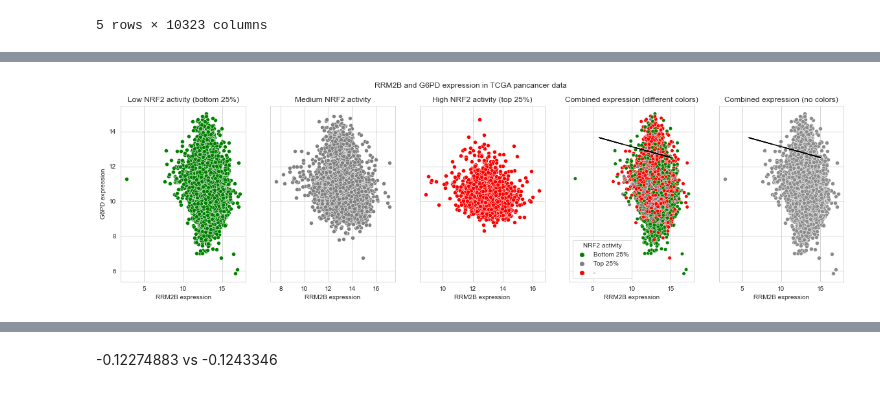
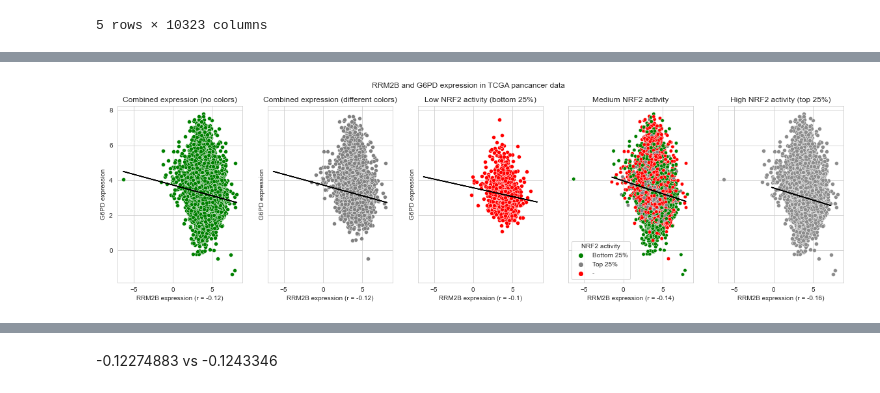
Before and after one commit to shanghongsim/NRF2-PARP1-Bioinformatics, a Jupyter notebook: RRM2B plots.ipynb, the cells around one changed output, grey strips where cells are left out. Drawn from its saved outputs; the diff is of its cells as text; code cells hidden in the pictures.

Commit message:
Fixed bugs, NRF2 graphs wit normal vs cancer shown

```diff
--- a/RRM2B plots.ipynb
+++ b/RRM2B plots.ipynb
@@ -89,0 +254,10 @@ Less RRM2B means more G6PD
+# %%
+
+fig, axs = plt.subplots(1, 1, sharey=True)
+sns.set_style("whitegrid")
+sns.scatterplot(data=data, x="RRM2B", y="G6PD")
+axs.set_ylabel("G6PD expression")
+axs.set_xlabel("RRM2B expression")
+fig.suptitle('RRM2B and G6PD expression in TCGA colorectal cancer data')
+plt.plot(x, a*x+b, color="black")
+plt.show()
@@ -336,48 +488,68 @@ TCGA-OR-A5J6-01  2.336642  0.998097    Bottom 25%
 # %%
+x, y = data["RRM2B"].to_numpy(), data["G6PD"].to_numpy()
+a, b = np.polyfit(x, y, 1)
+r = np.corrcoef(x, y)
+
 fig, axs = plt.subplots(1, 5, figsize=(20, 5), sharey=True)
 
-sns.scatterplot(data=data, x="RRM2B", y="G6PD", color="green", ax=axs[0])
-axs[0].set_title("Low NRF2 activity (bottom 25%)")
+sns.scatterplot(data=data, x="RRM2B", y="G6PD", color=".55", ax=axs[4])
+axs[0].plot(x, a*x+b, color="black")
+axs[0].set_title("Combined expression (no colors)")
 axs[0].set_ylabel("G6PD expression")
-axs[0].set_xlabel("RRM2B expression")
+axs[0].set_xlabel("RRM2B expression (r = " + str(round(r[0,1],2)) + ")")
 # axs[0].set_xlim(-6.5, 8.5)
 # axs[0].set_ylim(-1.5, 8)
 
-sns.scatterplot(data=med, x="RRM2B", y="G6PD", color="gray", ax=axs[1])
-axs[1].set_title("Medium NRF2 activity")
+sns.scatterplot(data=data, x="RRM2B", y="G6PD", hue = nrf2.loc["NRF2 activity"], palette=['green','gray','red'],s=30, ax=axs[3])
+axs[1].plot(x, a*x+b, color="black")
+axs[1].set_title("Combined expression (different colors)")
 axs[1].set_ylabel("G6PD expression")
-axs[1].set_xlabel("RRM2B expression")
+axs[1].set_xlabel("RRM2B expression (r = " + str(round(r[0,1],2)) + ")")
 # axs[1].set_xlim(-6.5, 8.5)
 # axs[1].set_ylim(-1.5, 8)
 
-sns.scatterplot(data=high, x="RRM2B", y="G6PD", color="red", ax=axs[2])
-axs[2].set_title("High NRF2 activity (top 25%)")
+y, x = low["G6PD"].to_numpy(), low["RRM2B"].to_numpy()
+a, b = np.polyfit(x, y, 1)
+r = np.corrcoef(x, y)
+sns.scatterplot(data=data, x="RRM2B", y="G6PD", color="green", ax=axs[0])
+axs[2].plot(x, a*x+b, color="black")
+axs[2].set_title("Low NRF2 activity (bottom 25%)")
 axs[2].set_ylabel("G6PD expression")
-axs[2].set_xlabel("RRM2B expression")
+axs[2].set_xlabel("RRM2B expression (r = " + str(round(r[0,1],2)) + ")")
 # axs[2].set_xlim(-6.5, 8.5)
 # axs[2].set_ylim(-1.5, 8)
 
-sns.scatterplot(data=data, x="RRM2B", y="G6PD", hue = nrf2.loc["NRF2 activity"], palette=['green','gray','red'],s=30, ax=axs[3])
+y, x = med["G6PD"].to_numpy(), med["RRM2B"].to_numpy()
+a, b = np.polyfit(x, y, 1)
+r = np.corrcoef(x, y)
+sns.scatterplot(data=med, x="RRM2B", y="G6PD", color="gray", ax=axs[1])
 axs[3].plot(x, a*x+b, color="black")
-axs[3].set_title("Combined expression (different colors)")
+axs[3].set_title("Medium NRF2 activity")
 axs[3].set_ylabel("G6PD expression")
-axs[3].set_xlabel("RRM2B expression")
+axs[3].set_xlabel("RRM2B expression (r = " + str(round(r[0,1],2)) + ")")
 # axs[3].set_xlim(-6.5, 8.5)
 # axs[3].set_ylim(-1.5, 8)
 
-sns.scatterplot(data=data, x="RRM2B", y="G6PD", color=".55", ax=axs[4])
+y, x = high["G6PD"].to_numpy(), high["RRM2B"].to_numpy()
+a, b = np.polyfit(x, y, 1)
+r = np.corrcoef(x, y)
+sns.scatterplot(data=high, x="RRM2B", y="G6PD", color="red", ax=axs[2])
 axs[4].plot(x, a*x+b, color="black")
-axs[4].set_title("Combined expression (no colors)")
+axs[4].set_title("High NRF2 activity (top 25%)")
 axs[4].set_ylabel("G6PD expression")
-axs[4].set_xlabel("RRM2B expression")
+axs[4].set_xlabel("RRM2B expression (r = " + str(round(r[0,1],2)) + ")")
 # axs[4].set_xlim(-6.5, 8.5)
 # axs[4].set_ylim(-1.5, 8)
+
+
+
+
 
 fig.suptitle('RRM2B and G6PD expression in TCGA pancancer data')
 
 plt.show()
 # %% [output]
-[figure, old version]
+[figure, new version]
 # %%
 X, y = data.loc[:,"G6PD"].to_numpy(), data.loc[:,"RRM2B"].to_numpy()
 np.corrcoef(X, y)
```
Also changed, not shown: parts of 44 cells of this notebook, 16 other files.
